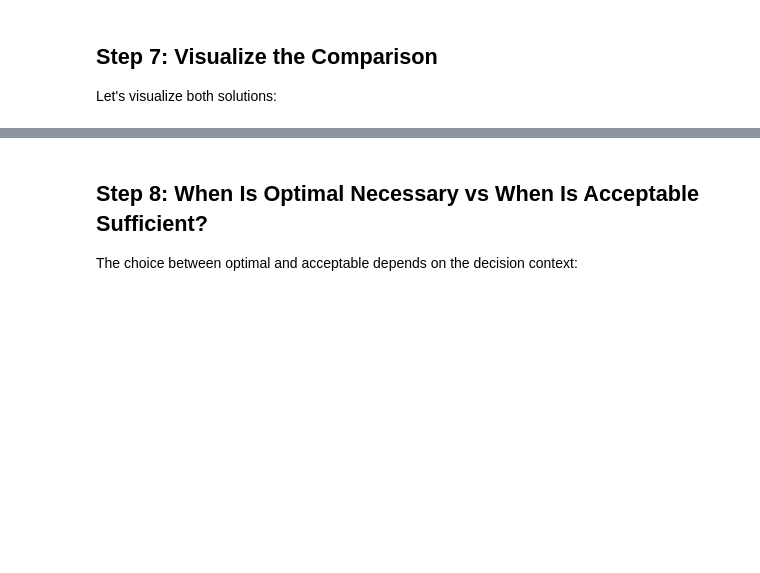
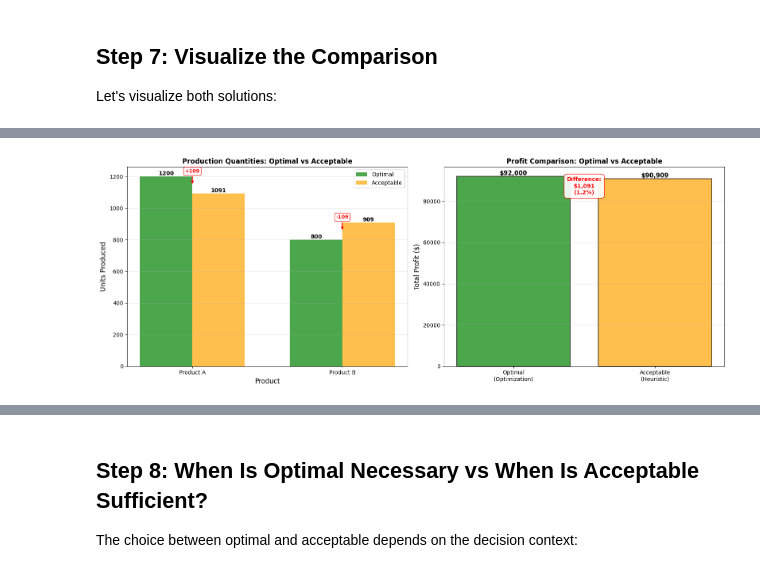
Before and after one commit to scottalanturner/prescriptive-analytics, a Jupyter notebook: Lesson03/lesson03_concept03_optimal_vs_acceptable.ipynb, the cells around one changed output, grey strips where cells are left out. Saved outputs shown, nothing was run; the diff lists cells and outputs as text; code cells hidden in the pictures; blank space fills up the shorter version.

Commit message:
l3c3 fixed annotation text not displaying properly

```diff
--- a/Lesson03/lesson03_concept03_optimal_vs_acceptable.ipynb
+++ b/Lesson03/lesson03_concept03_optimal_vs_acceptable.ipynb
@@ -300,0 +243,90 @@ Key Insight:
+# %%
+fig, axes = plt.subplots(1, 2, figsize=(16, 6))
+
+# Plot 1: Production quantities
+ax1 = axes[0]
+x = np.arange(2)
+width = 0.35
+
+bars1_opt = ax1.bar(x - width/2, [optimal_A, optimal_B], width, label='Optimal', color='green', alpha=0.7)
+bars1_acc = ax1.bar(x + width/2, [acceptable_A, acceptable_B], width, label='Acceptable', color='orange', alpha=0.7)
+
+# Add value labels on bars
+for i, (bar_opt, bar_acc) in enumerate(zip(bars1_opt, bars1_acc)):
+    # Label for optimal bar
+    height_opt = bar_opt.get_height()
+    ax1.text(bar_opt.get_x() + bar_opt.get_width()/2., height_opt,
+             f'{height_opt:.0f}',
+             ha='center', va='bottom', fontsize=10, fontweight='bold')
+    # Label for acceptable bar
+    height_acc = bar_acc.get_height()
+    ax1.text(bar_acc.get_x() + bar_acc.get_width()/2., height_acc,
+             f'{height_acc:.0f}',
+             ha='center', va='bottom', fontsize=10, fontweight='bold')
+
+    # Add difference annotation in red
+    diff_units = optimal_A - acceptable_A if i == 0 else optimal_B - acceptable_B
+    if abs(diff_units) > 0.1:  # Only show if there's a meaningful difference
+        mid_x_pos = x[i]
+        mid_y_pos = (height_opt + height_acc) / 2
+        text_y_pos = max(height_opt, height_acc) + abs(diff_units) * 0.15
+
+        ax1.annotate(f'{diff_units:+.0f}',
+                    xy=(mid_x_pos, mid_y_pos),
+                    xytext=(mid_x_pos, text_y_pos),
+                    arrowprops=dict(arrowstyle='->', color='red', lw=1.5),
+                    fontsize=9, ha='center', va='bottom', color='red', fontweight='bold',
+                    bbox=dict(boxstyle='round,pad=0.3', facecolor='white', edgecolor='red', alpha=0.8))
+
+ax1.set_xlabel('Product', fontsize=12)
+ax1.set_ylabel('Units Produced', fontsize=12)
+ax1.set_title('Production Quantities: Optimal vs Acceptable', fontweight='bold')
+ax1.set_xticks(x)
+ax1.set_xticklabels(['Product A', 'Product B'])
+ax1.legend()
+ax1.grid(axis='y', alpha=0.3)
+
+# Plot 2: Profit comparison
+ax2 = axes[1]
+methods = ['Optimal\n(Optimization)', 'Acceptable\n(Heuristic)']
+profits = [optimal_profit, acceptable_profit]
+colors = ['green', 'orange']
+
+bars = ax2.bar(methods, profits, color=colors, alpha=0.7, edgecolor='black', linewidth=1.5)
+ax2.set_ylabel('Total Profit ($)', fontsize=12)
+ax2.set_title('Profit Comparison: Optimal vs Acceptable', fontweight='bold')
+ax2.grid(axis='y', alpha=0.3)
+
+# Add value labels on bars
+for bar, profit in zip(bars, profits):
+    height = bar.get_height()
+    ax2.text(bar.get_x() + bar.get_width()/2., height,
+             f'${profit:,.0f}',
+             ha='center', va='bottom', fontsize=11, fontweight='bold')
+
+# Add difference annotation
+diff = optimal_profit - acceptable_profit
+# Position annotation between the two bars (bars are at positions 0 and 1)
+mid_x = 0.5  # Position between the two bars (in data coordinates)
+mid_y = (optimal_profit + acceptable_profit) / 2  # Midpoint between profits
+    # Use axes coordinates for text position to ensure it's always at the top
+    # Position text at 95% of the plot height (axes coordinates)
+
+ax2.annotate(f'Difference:\n${diff:,.0f}\n({profit_diff_pct:.1f}%)',
+             xy=(mid_x, mid_y),
+                 xytext=(0.5, 0.95),  # Use axes coordinates (0.5 = center x, 0.95 = 95% up)
+                 textcoords='axes fraction',  # Interpret xytext as axes fraction
+             arrowprops=dict(arrowstyle='->', color='red', lw=2),
+             fontsize=10, ha='center', va='top', color='red', fontweight='bold',
+             bbox=dict(boxstyle='round,pad=0.5', facecolor='white', edgecolor='red', alpha=0.9))
+
+
+plt.tight_layout()
+plt.show()
+
+print("\nKey Insight:")
+print("  - Optimal solution achieves higher profit")
+print("  - But the difference may be small relative to the complexity")
+print("  - Acceptable solution may be sufficient for many decisions")
+# %% [output]
+[figure, added]
```
Also changed, not shown: parts of 4 cells of this notebook.
